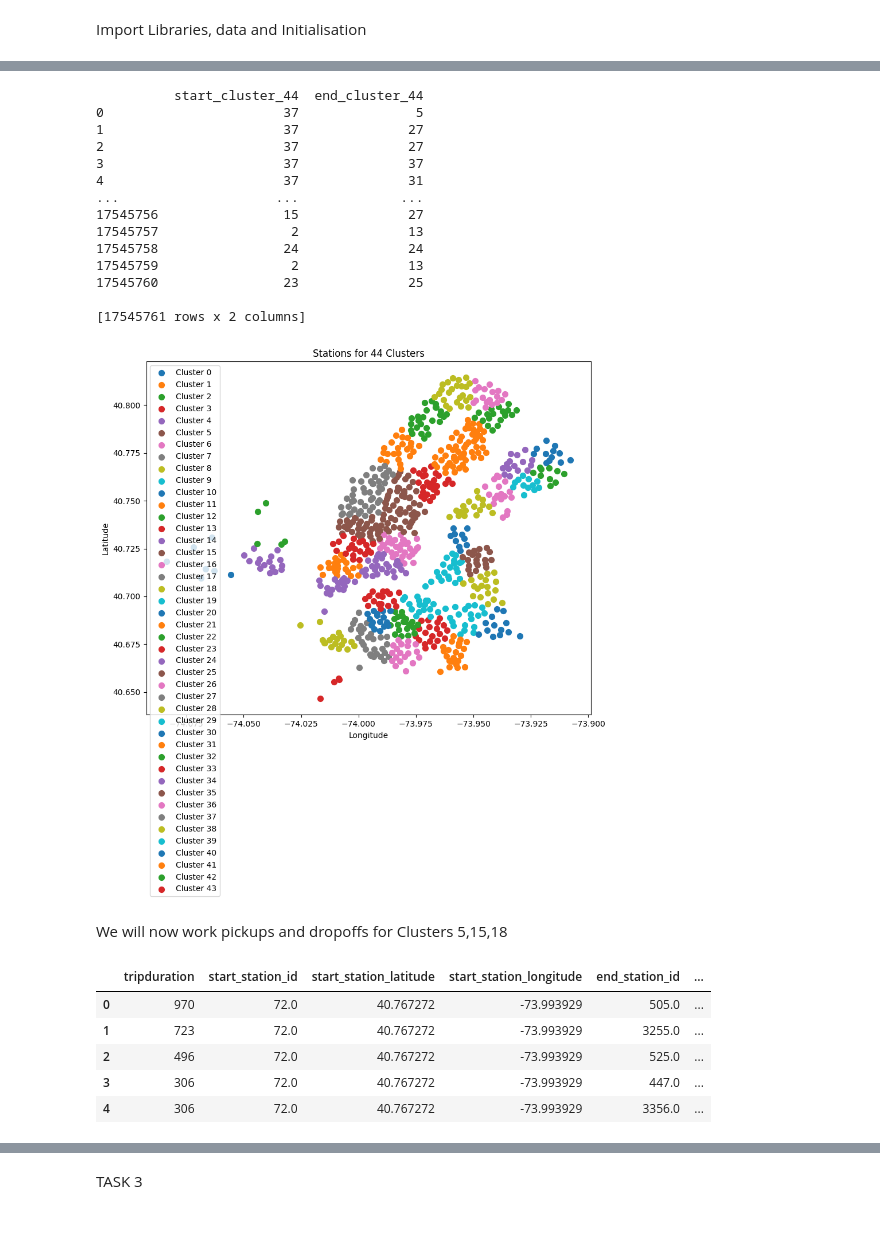
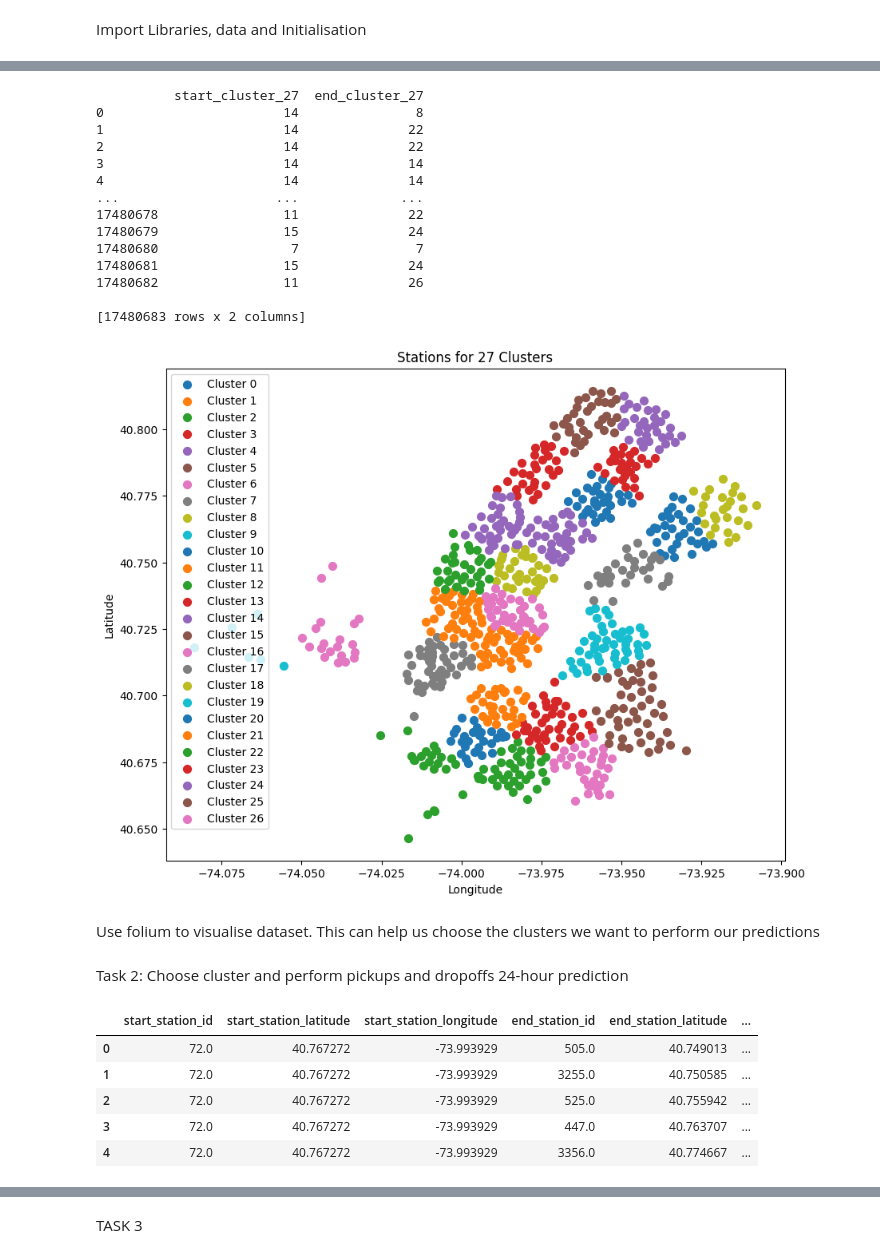
Before and after one commit to Andrejj23/city-bike, a Jupyter notebook: Vasilis/clustering.ipynb, the cells around one changed output, grey strips where cells are left out. Saved outputs shown, nothing was run; the diff lists cells and outputs as text; code cells hidden in the pictures; blank space fills up the shorter version.

```diff
--- a/Vasilis/clustering.ipynb
+++ b/Vasilis/clustering.ipynb
@@ -8,5 +9,4 @@ from sklearn.cluster import KMeans,DBSCAN
 # %%
-#file_path = r"C:\MSc DTU\Semester 1\00. Introduction to BA\Assignment\city-bike\Trips_2018_clean.csv"
-data = pd.read_csv('dataV/Trips_2018_clean.csv')
+data = pd.read_csv('../data/Trips_2018_clean.csv')
 data.head()
 # %% [output]
@@ -31,8 +31,4 @@ stations_coordinates = stations_combined.drop_duplicates(subset='station_id')
 
 print(f"Total unique stations with coordinates: {len(stations_coordinates)}")
 #print(stations_coordinates.head(10))
-
-#Check outliers
-stations_coordinates = stations_coordinates[(stations_coordinates['latitude'].between(40.45, 40.92)) & (stations_coordinates['longitude'].between(-74.30, -73.65))]
-print(f"Total unique stations with coordinates after removing outliers: {len(stations_coordinates)}")
 # %% [output]
@@ -66,5 +61,5 @@ plt.show()
 # %%
-k_values = [44,45,46,47,48,49]
+k_values = [26,27,28,29,30,31]
 
 #Plot the clustering results for different k values for k-means clustering
 fig,axes = plt.subplots(2,3,figsize=(16,10))
@@ -72,7 +67,7 @@ axes = axes.ravel()
 
 for i,k in enumerate(k_values):
     #Fit k-means
-    kmeans = KMeans(n_clusters=k,random_state=1)
+    kmeans = KMeans(n_clusters=k,random_state=42,init='k-means++',n_init=10)
     clusters = kmeans.fit_predict(stations_coordinates[['latitude', 'longitude']])
 
     # Add cluster assignment as a new column for each k
@@ -120,47 +102,49 @@ Number of noise points: 0
 # %%
 # Create a dictionary for fast lookup: station_id -> cluster_20
-cluster_map = stations_coordinates.set_index('station_id')['cluster_44']
+cluster_map = stations_coordinates.set_index('station_id')['cluster_27']
 
 # Add new columns to dataframe with start and end stations' cluster index
-data['start_cluster_44'] = data['start_station_id'].map(cluster_map)
-data['end_cluster_44'] = data['end_station_id'].map(cluster_map).astype("Int32")
+data['start_cluster_27'] = data['start_station_id'].map(cluster_map)
+data['end_cluster_27'] = data['end_station_id'].map(cluster_map).astype("Int32")
 
-print(data[['start_cluster_44','end_cluster_44']])
+print(data[['start_cluster_27','end_cluster_27']])
 # %% [output]
-          start_cluster_44  end_cluster_44
-0                       37               5
-1                       37              27
-2                       37              27
-3                       37              37
-4                       37              31
+          start_cluster_27  end_cluster_27
+0                       14               8
+1                       14              22
+2                       14              22
+3                       14              14
+4                       14              14
 ...                    ...             ...
-17545756                15              27
-17545757                 2              13
-17545758                24              24
-17545759                 2              13
-17545760                23              25
+17480678                11              22
+17480679                15              24
+17480680                 7               7
+17480681                15              24
+17480682                11              26
 
-[17545761 rows x 2 columns]
+[17480683 rows x 2 columns]
 # %%
 # Clusters to visualize
-target_clusters = np.arange(0,44)
+target_clusters = np.arange(0,27)
 
 # Filter for target clusters
-data_plot = stations_coordinates[stations_coordinates['cluster_44'].isin(target_clusters)]
+data_plot = stations_coordinates[stations_coordinates['cluster_27'].isin(target_clusters)]
 
 # Plot the stations
 plt.figure(figsize=(10, 8))
 for cluster in target_clusters:
-    cluster_data = data_plot[data_plot['cluster_44'] == cluster]
+    cluster_data = data_plot[data_plot['cluster_27'] == cluster]
     plt.scatter(cluster_data['longitude'], cluster_data['latitude'], label=f'Cluster {cluster}', s=50)
 
-plt.title('Stations for 44 Clusters')
+plt.title('Stations for 27 Clusters')
 plt.xlabel('Longitude')
 plt.ylabel('Latitude')
 plt.legend()
 plt.show()
 # %% [output]
-[figure, old version]
+[figure, new version]
+# %% [markdown]
+Use folium to visualise dataset. This can help us choose the clusters we want to perform our predictions
 # %%
 import folium
 import matplotlib.cm as cm
@@ -191,7 +175,7 @@ for idx, cluster in enumerate(target_clusters):
 
 m.save('clusters_map.html')
 # %% [markdown]
-We will now work pickups and dropoffs for Clusters 5,15,18
+Task 2: Choose cluster and perform pickups and dropoffs 24-hour prediction
 # %%
 # Convert start_time and stop_time columns to datetime
 data['start_time'] = pd.to_datetime(data['start_time'], format="%Y-%m-%d %H:%M:%S.%f")
@@ -199,9 +183,9 @@ data['stop_time'] = pd.to_datetime(data['stop_time'], format="%Y-%m-%d %H:%M:%S.
 
 data.head()
 # %% [output]
-|  | tripduration | start_station_id | start_station_latitude | start_station_longitude | end_station_id | ... |
-| 0 | 970 | 72.0 | 40.767272 | -73.993929 | 505.0 | ... |
-| 1 | 723 | 72.0 | 40.767272 | -73.993929 | 3255.0 | ... |
-| 2 | 496 | 72.0 | 40.767272 | -73.993929 | 525.0 | ... |
-| 3 | 306 | 72.0 | 40.767272 | -73.993929 | 447.0 | ... |
-| 4 | 306 | 72.0 | 40.767272 | -73.993929 | 3356.0 | ... |
+|  | start_station_id | start_station_latitude | start_station_longitude | end_station_id | end_station_latitude | ... |
+| 0 | 72.0 | 40.767272 | -73.993929 | 505.0 | 40.749013 | ... |
+| 1 | 72.0 | 40.767272 | -73.993929 | 3255.0 | 40.750585 | ... |
+| 2 | 72.0 | 40.767272 | -73.993929 | 525.0 | 40.755942 | ... |
+| 3 | 72.0 | 40.767272 | -73.993929 | 447.0 | 40.763707 | ... |
+| 4 | 72.0 | 40.767272 | -73.993929 | 3356.0 | 40.774667 | ... |
```
Also changed, not shown: parts of 21 cells of this notebook, 7 other files.
